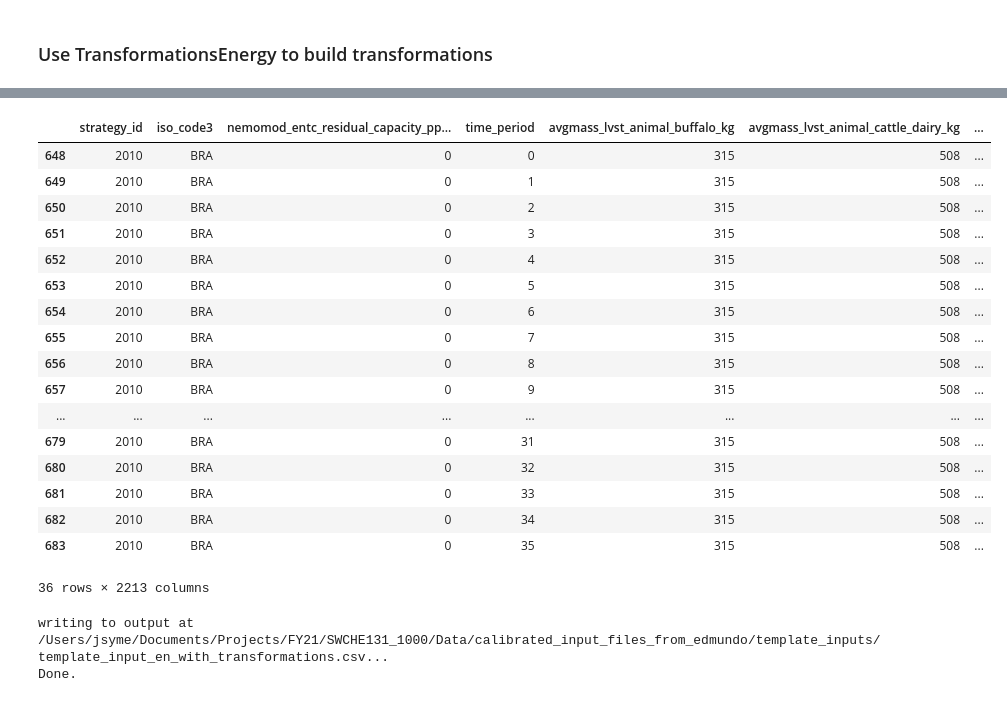
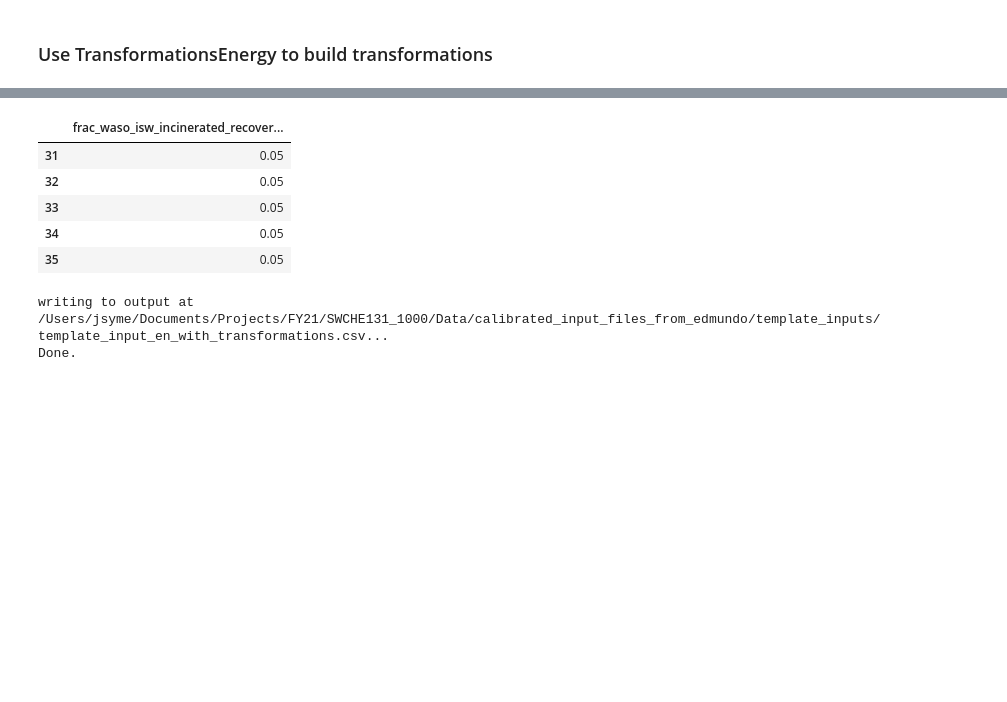
Before and after one commit to jarojasag/lac_decarbonization, a Jupyter notebook: python/build_transformations_energy.ipynb, the cells around one changed output, grey strips where cells are left out. Saved outputs shown, nothing was run; the diff lists cells and outputs as text; code cells hidden in the pictures; blank space fills up the shorter version.

```diff
--- a/python/build_transformations_energy.ipynb
+++ b/python/build_transformations_energy.ipynb
@@ -1266,4 +1352,15 @@ transformations_energy = dte.TransformationsEnergy(
 # %%
-df_input_ce = dict_calibration_tables.get("ce").copy()
-df_tst = transformations_circular_economy.build_strategies_long()#(strategies = [0, 3003])
+importlib.reload(ma)
+importlib.reload(sa)
+importlib.reload(dtc)
+
+transformations_circular_economy = dtc.TransformationsCircularEconomy(
+    sa.model_attributes,
+    dict_config_te,
+    df_input = df_input,
+    field_region = "nation",
+    logger = logger
+)
+
+df_tst = transformations_circular_economy.build_strategies_long()
 # %% [output]
@@ -1277,27 +1388,34 @@ df_tst = transformations_circular_economy.build_strategies_long()#(strategies =
 # %%
-df_tst[
-    df_tst["strategy_id"].isin([2010])
+model_circecon = mc.CircularEconomy(sa.model_attributes)
+df_select = df_tst[
+    df_tst["strategy_id"].isin([2013])
     & df_tst["iso_code3"].isin(["BRA"])
 ]
+
+if True:
+    df_print = sa.model_attributes.get_standard_variables(
+        df_select,
+        #model_circecon.modvar_waso_frac_landfill_gas_ch4_to_energy
+        model_circecon.modvar_waso_frac_recovered_for_energy_incineration_isw
+        #model_circecon.modvar_waso_frac_recycled
+    )
+else:
+    df_print = df_select[
+        [
+            "frac_waso_non_recycled_landfilled",
+            "frac_waso_non_recycled_incinerated",
+            "frac_waso_non_recycled_open_dump"
+        ]
+    ]
+
+df_print.tail()
 # %% [output]
-|  | strategy_id | iso_code3 | nemomod_entc_residual_capacity_pp... | time_period | avgmass_lvst_animal_buffalo_kg | avgmass_lvst_animal_cattle_dairy_kg | ... |
-| 648 | 2010 | BRA | 0 | 0 | 315 | 508 | ... |
-| 649 | 2010 | BRA | 0 | 1 | 315 | 508 | ... |
-| 650 | 2010 | BRA | 0 | 2 | 315 | 508 | ... |
-| 651 | 2010 | BRA | 0 | 3 | 315 | 508 | ... |
-| 652 | 2010 | BRA | 0 | 4 | 315 | 508 | ... |
-| 653 | 2010 | BRA | 0 | 5 | 315 | 508 | ... |
-| 654 | 2010 | BRA | 0 | 6 | 315 | 508 | ... |
-| 655 | 2010 | BRA | 0 | 7 | 315 | 508 | ... |
-| 656 | 2010 | BRA | 0 | 8 | 315 | 508 | ... |
-| 657 | 2010 | BRA | 0 | 9 | 315 | 508 | ... |
-| ... | ... | ... | ... | ... | ... | ... | ... |
-| 679 | 2010 | BRA | 0 | 31 | 315 | 508 | ... |
-| 680 | 2010 | BRA | 0 | 32 | 315 | 508 | ... |
-| 681 | 2010 | BRA | 0 | 33 | 315 | 508 | ... |
-| 682 | 2010 | BRA | 0 | 34 | 315 | 508 | ... |
-| 683 | 2010 | BRA | 0 | 35 | 315 | 508 | ... |
+|  | frac_waso_isw_incinerated_recover... |
+| 31 | 0.05 |
+| 32 | 0.05 |
+| 33 | 0.05 |
+| 34 | 0.05 |
+| 35 | 0.05 |
-36 rows × 2213 columns
 # %%
 if True:
     fp_out = dict_template_file_paths.get("en").replace(".csv", "_with_transformations.csv")
```
Also changed, not shown: parts of 13 cells of this notebook, 14 other files.
